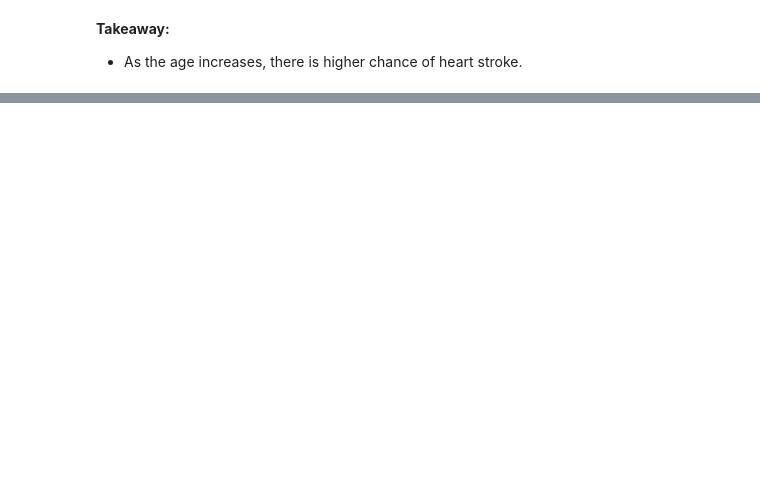
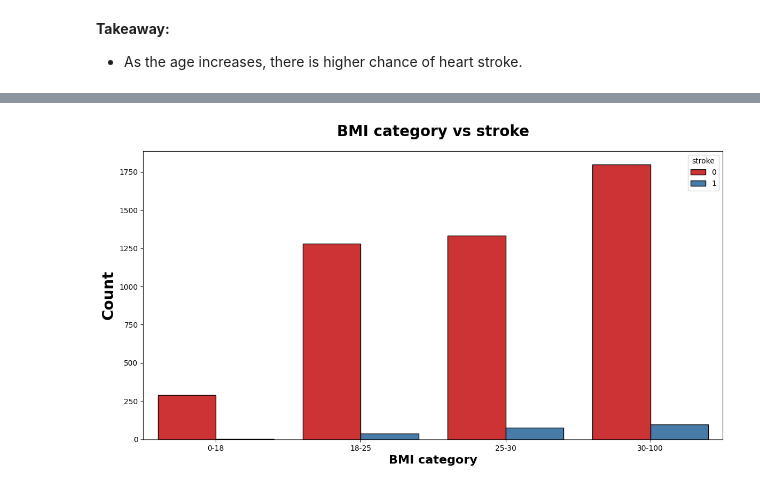
Before and after one commit to abhinandansamal/heart_stroke_prediction, a Jupyter notebook: notebooks/EDA_heart_stroke_prediction.ipynb, the cells around one changed output, grey strips where cells are left out. Drawn from its saved outputs; the diff is of its cells as text; code cells hidden in the pictures; blank space fills up the shorter version.

```diff
--- a/notebooks/EDA_heart_stroke_prediction.ipynb
+++ b/notebooks/EDA_heart_stroke_prediction.ipynb
@@ -531,0 +599,7 @@ plt.savefig("images/percentage_stroke_patients.png")
+# %%
+df2 = df.copy()
+bins = [0, 18, 25, 30, 100]
+labels = ["0-18", "18-25", "25-30", "30-100"]
+df2["bmi_cat"] = pd.cut(df["bmi"], bins=bins, labels=labels)
+bmi_group = df2.groupby(["bmi_cat", "stroke"])["id"].count().reset_index(name="count")
+bmi_group
@@ -531,0 +616,12 @@ plt.savefig("images/percentage_stroke_patients.png")
+# %%
+plt.subplots(figsize=(14, 7))
+sns.countplot(x="bmi_cat", hue="stroke", data=df2, ec="black", palette="Set1")
+plt.title("BMI category vs stroke", weight="bold", fontsize=20, pad=20)
+plt.ylabel("Count", weight="bold", fontsize=20)
+plt.xlabel("BMI category", weight="bold", fontsize=16)
+plt.show()
+
+# save plot
+# plt.savefig("images/bmi_category_vs_stroke.png")
+# %% [output]
+[figure, added]
```
Also changed, not shown: parts of 52 cells of this notebook, 18 other files.
